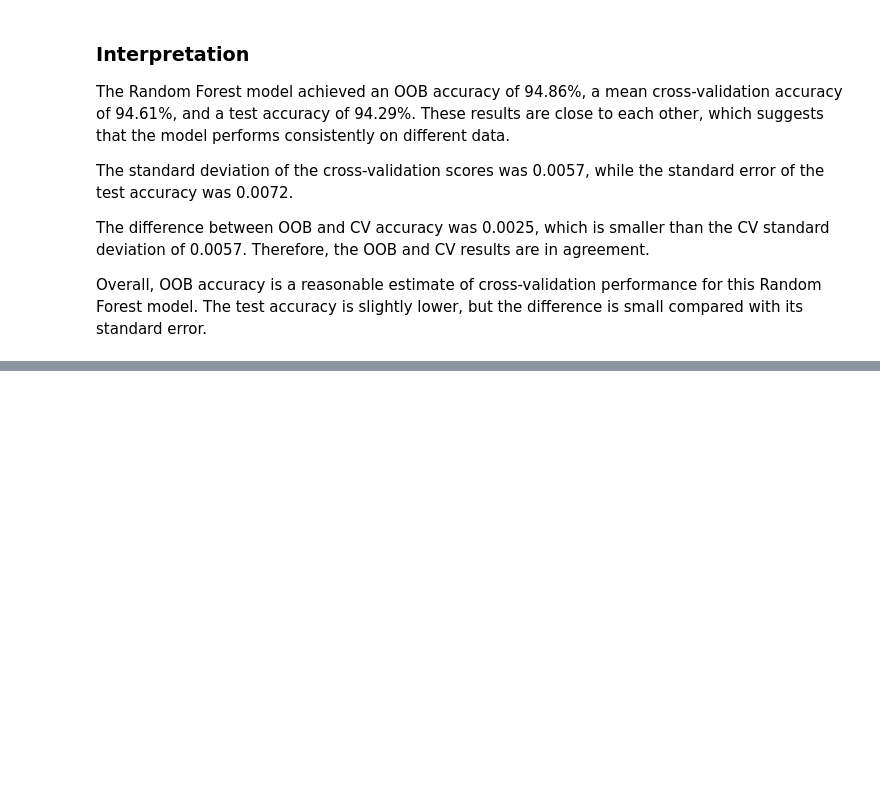
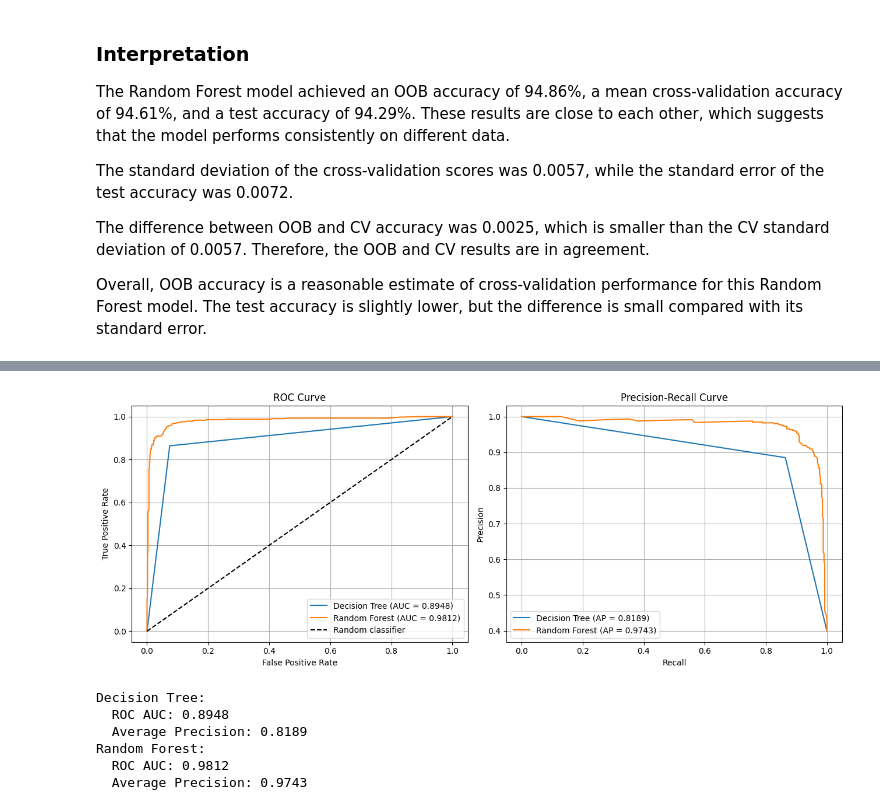
Before and after one commit to dana104/.Abidulla_ML_task_4, a Jupyter notebook: Abidulla_task4.ipynb, the cells around one changed output, grey strips where cells are left out. Cells and saved outputs as stored; diff of their text form; code cells hidden in the pictures; blank space fills up the shorter version.

Commit message:
Complete Part 2 evaluation and feature importances

```diff
--- a/Abidulla_task4.ipynb
+++ b/Abidulla_task4.ipynb
@@ -358,0 +363,80 @@ Overall, OOB accuracy is a reasonable estimate of cross-validation performance f
+# %%
+import matplotlib.pyplot as plt
+
+from sklearn.metrics import (
+    roc_curve,
+    precision_recall_curve,
+    roc_auc_score,
+    average_precision_score
+)
+
+tree.fit(X_train, y_train)
+rf.fit(X_train, y_train)
+
+
+tree_probs = tree.predict_proba(X_test)[:, 1]
+rf_probs = rf.predict_proba(X_test)[:, 1]
+
+
+model_probs = {
+    "Decision Tree": tree_probs,
+    "Random Forest": rf_probs
+}
+
+
+fig, axes = plt.subplots(1, 2, figsize=(13, 5))
+
+for name, probs in model_probs.items():
+
+
+    fpr, tpr, _ = roc_curve(y_test, probs)
+    auc = roc_auc_score(y_test, probs)
+
+    axes[0].plot(
+        fpr, tpr,
+        label=f"{name} (AUC = {auc:.4f})"
+    )
+
+
+    precision, recall, _ = precision_recall_curve(
+        y_test, probs
+    )
+
+    ap = average_precision_score(y_test, probs)
+
+    axes[1].plot(
+        recall, precision,
+        label=f"{name} (AP = {ap:.4f})"
+    )
+
+# ROC plot
+axes[0].plot([0, 1], [0, 1], "k--", label="Random classifier")
+axes[0].set_title("ROC Curve")
+axes[0].set_xlabel("False Positive Rate")
+axes[0].set_ylabel("True Positive Rate")
+axes[0].legend()
+axes[0].grid(True)
+
+# Precision-Recall plot
+axes[1].set_title("Precision-Recall Curve")
+axes[1].set_xlabel("Recall")
+axes[1].set_ylabel("Precision")
+axes[1].legend()
+axes[1].grid(True)
+
+plt.tight_layout()
+plt.show()
+
+
+for name, probs in model_probs.items():
+    print(f"{name}:")
+    print(f"  ROC AUC: {roc_auc_score(y_test, probs):.4f}")
+    print(f"  Average Precision: {average_precision_score(y_test, probs):.4f}")
+# %% [output]
+[figure, added]
+Decision Tree:
+  ROC AUC: 0.8948
+  Average Precision: 0.8189
+Random Forest:
+  ROC AUC: 0.9812
+  Average Precision: 0.9743
```
Also changed, not shown: parts of 13 cells of this notebook.
